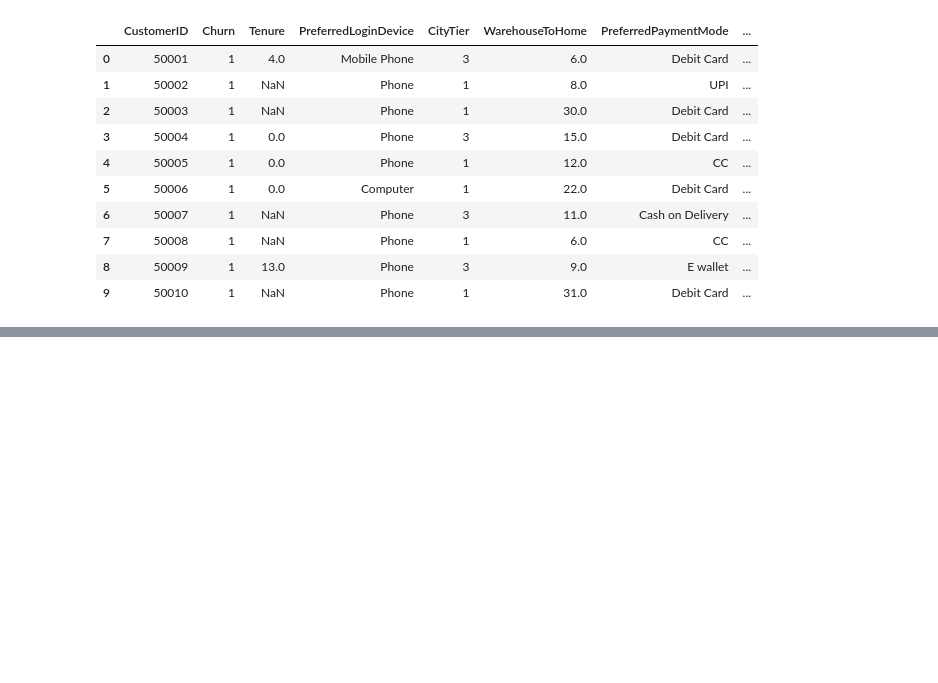
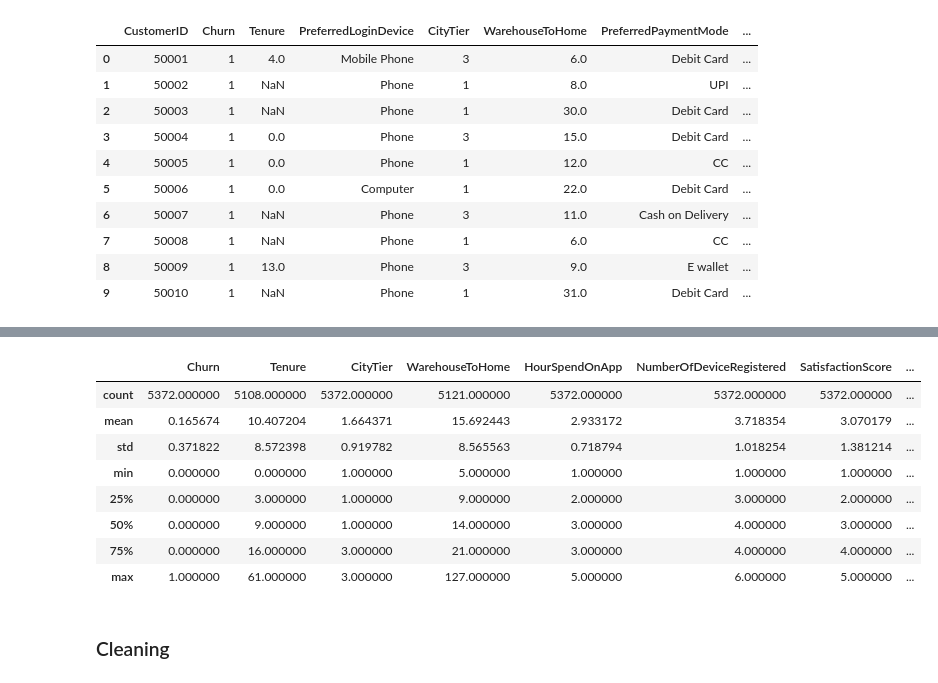
Before and after one commit to alaka-deepak/Retail-data-science-portfolio-, a Jupyter notebook: churn/Notebook/Churn_prediction.ipynb, the cells around one changed output, grey strips where cells are left out. Cells and saved outputs as stored; diff of their text form; code cells hidden in the pictures; blank space fills up the shorter version.

```diff
--- a/churn/Notebook/Churn_prediction.ipynb
+++ b/churn/Notebook/Churn_prediction.ipynb
@@ -64,0 +340,14 @@ data
+# %%
+data.describe()
+# %% [output]
+|  | Churn | Tenure | CityTier | WarehouseToHome | HourSpendOnApp | NumberOfDeviceRegistered | SatisfactionScore | ... |
+| count | 5372.000000 | 5108.000000 | 5372.000000 | 5121.000000 | 5372.000000 | 5372.000000 | 5372.000000 | ... |
+| mean | 0.165674 | 10.407204 | 1.664371 | 15.692443 | 2.933172 | 3.718354 | 3.070179 | ... |
+| std | 0.371822 | 8.572398 | 0.919782 | 8.565563 | 0.718794 | 1.018254 | 1.381214 | ... |
+| min | 0.000000 | 0.000000 | 1.000000 | 5.000000 | 1.000000 | 1.000000 | 1.000000 | ... |
+| 25% | 0.000000 | 3.000000 | 1.000000 | 9.000000 | 2.000000 | 3.000000 | 2.000000 | ... |
+| 50% | 0.000000 | 9.000000 | 1.000000 | 14.000000 | 3.000000 | 4.000000 | 3.000000 | ... |
+| 75% | 0.000000 | 16.000000 | 3.000000 | 21.000000 | 3.000000 | 4.000000 | 4.000000 | ... |
+| max | 1.000000 | 61.000000 | 3.000000 | 127.000000 | 5.000000 | 6.000000 | 5.000000 | ... |
+# %% [markdown]
+### Cleaning
```
Also changed, not shown: parts of 42 cells of this notebook.
